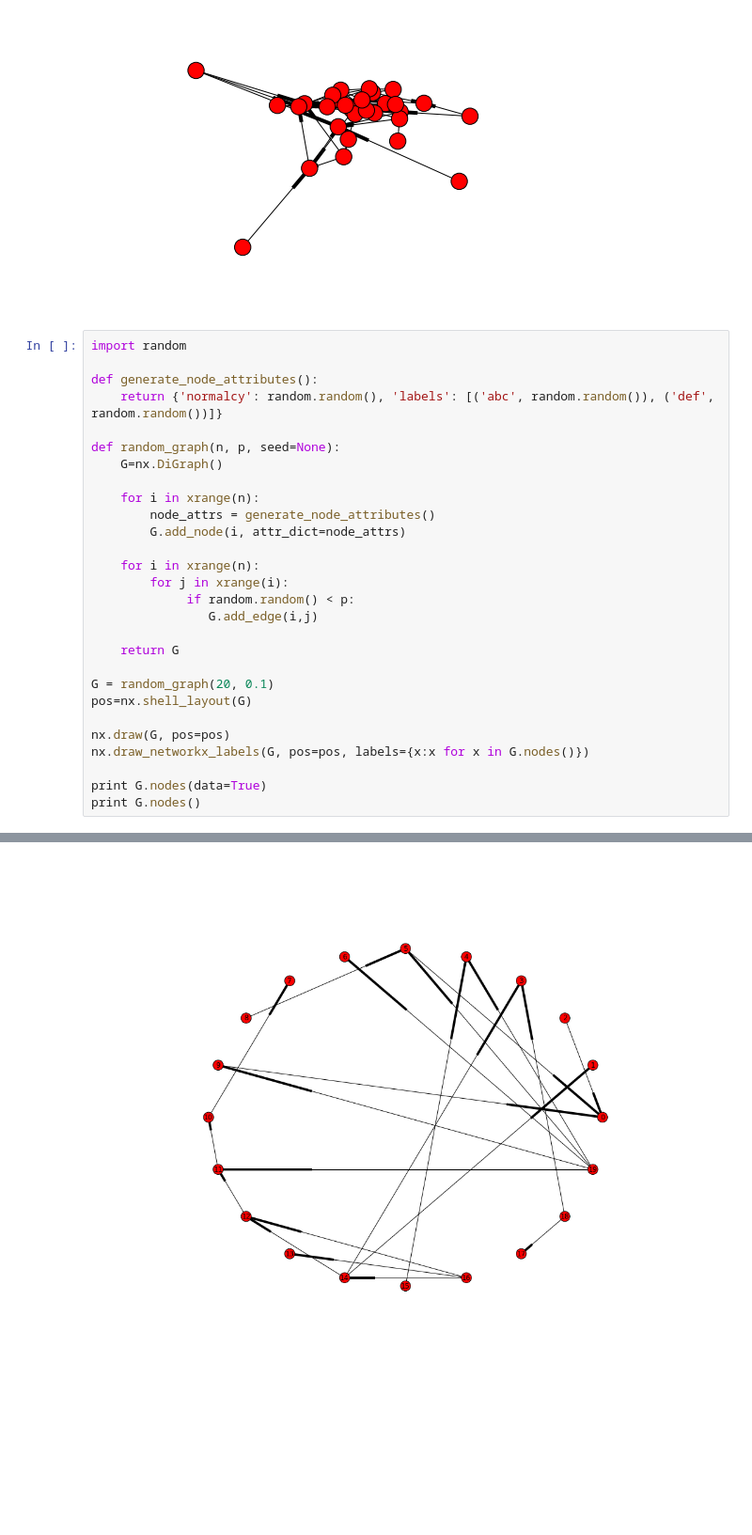
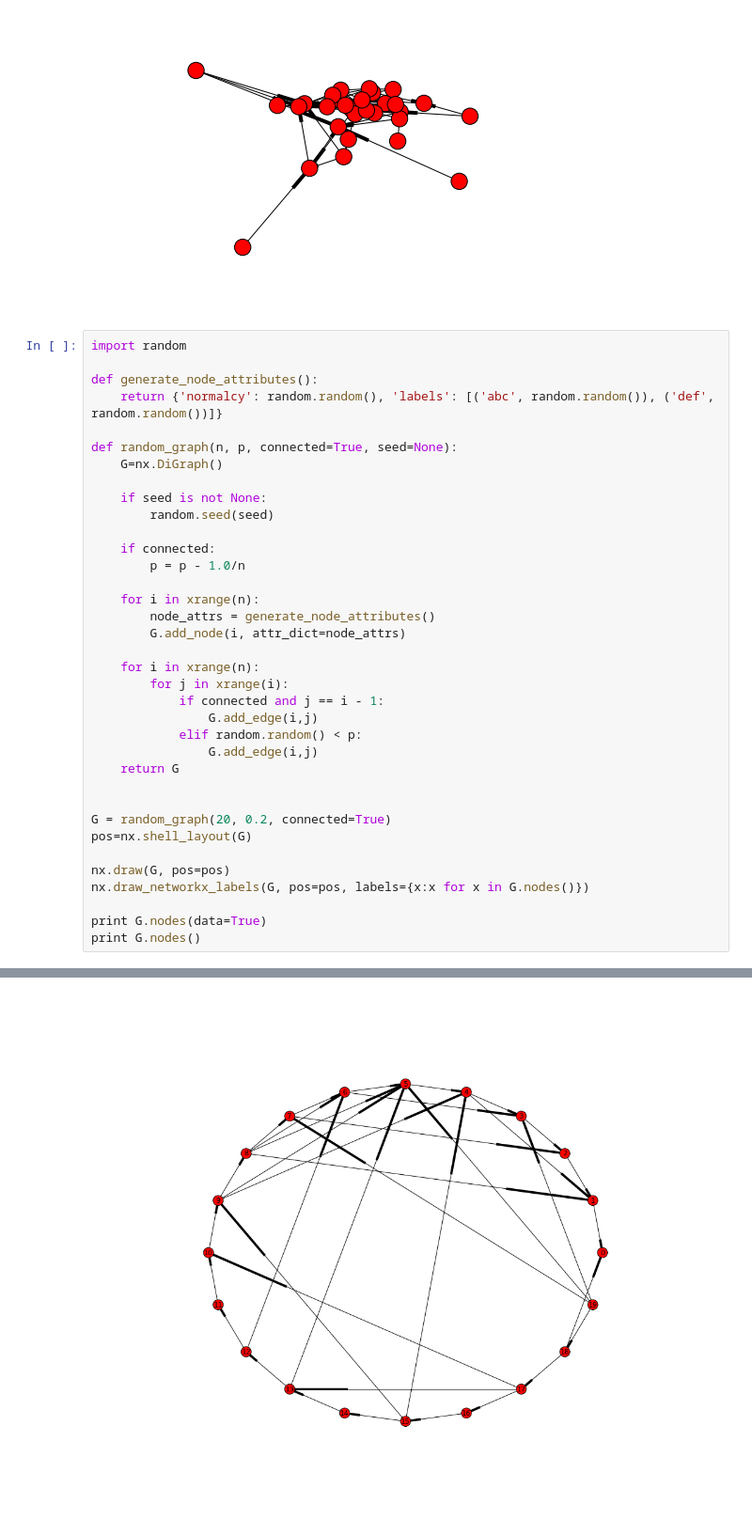
Before and after one commit to GaloisInc/adapt, a Jupyter notebook: etc/simulator/simulator.ipynb, the cells around one changed output, grey strips where cells are left out. Shown at 94% size. Saved outputs shown, nothing was run; the diff lists cells and outputs as text; blank space fills up the shorter version.

Commit message:
Generate connected dags

```diff
--- a/etc/simulator/simulator.ipynb
+++ b/etc/simulator/simulator.ipynb
@@ -45,8 +45,14 @@ import random
 def generate_node_attributes():
     return {'normalcy': random.random(), 'labels': [('abc', random.random()), ('def', random.random())]}
 
-def random_graph(n, p, seed=None):
+def random_graph(n, p, connected=True, seed=None):
     G=nx.DiGraph()
+
+    if seed is not None:
+        random.seed(seed)
+
+    if connected:
+        p = p - 1.0/n
 
     for i in xrange(n):
         node_attrs = generate_node_attributes()
@@ -54,12 +60,14 @@ def random_graph(n, p, seed=None):
 
     for i in xrange(n):
         for j in xrange(i):
-             if random.random() < p:
+            if connected and j == i - 1:
                 G.add_edge(i,j)
-
+            elif random.random() < p:
+                G.add_edge(i,j)
     return G
 
-G = random_graph(20, 0.1)
+
+G = random_graph(20, 0.2, connected=True)
 pos=nx.shell_layout(G)
 
 nx.draw(G, pos=pos)
@@ -72,2 +81,2 @@ print G.nodes()
 [0, 1, 2, 3, 4, 5, 6, 7, 8, 9, 10, 11, 12, 13, 14, 15, 16, 17, 18, 19]
-[figure, old version]
+[figure, new version]
```
Also changed, not shown: parts of 1 cell of this notebook.
